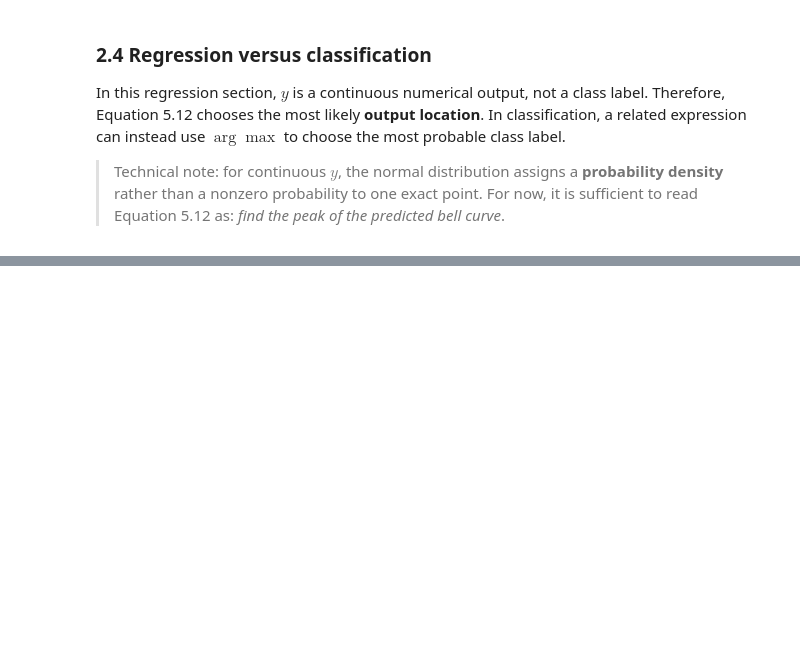
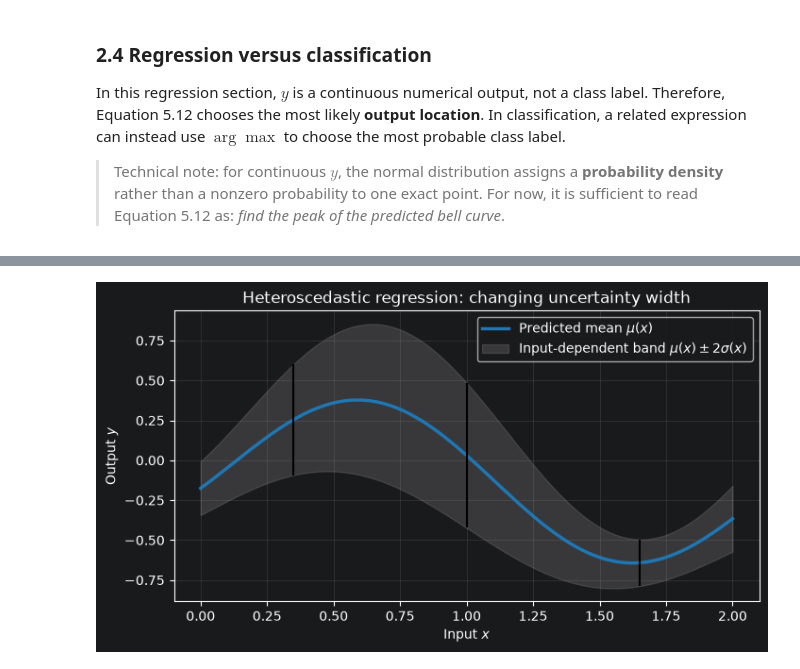
Before and after one commit to majorgilles/understanding-deep-learning-prince, a Jupyter notebook: chapters/05-loss-functions/notebooks/chapter_05_notes.ipynb, the cells around one changed output, grey strips where cells are left out. Cells and saved outputs as stored; diff of their text form; code cells hidden in the pictures; blank space fills up the shorter version.

```diff
--- a/chapters/05-loss-functions/notebooks/chapter_05_notes.ipynb
+++ b/chapters/05-loss-functions/notebooks/chapter_05_notes.ipynb
@@ -198,0 +303,33 @@ In this regression section, $y$ is a continuous numerical output, not a class la
+# %%
+import numpy as np
+import matplotlib.pyplot as plt
+
+x = np.linspace(0.0, 2.0, 300)
+mean = 0.45 * np.sin(3.2 * x - 0.4) - 0.12 * x
+sigma = 0.07 + 0.18 * (0.5 + 0.5 * np.sin(3.3 * x - 1.0))
+
+sample_x = np.array([0.35, 1.0, 1.65])
+sample_mean = np.interp(sample_x, x, mean)
+sample_sigma = np.interp(sample_x, x, sigma)
+
+fig, ax = plt.subplots(figsize=(8, 4))
+ax.plot(x, mean, color="tab:blue", linewidth=2.5, label=r"Predicted mean $\mu(x)$")
+ax.fill_between(
+    x,
+    mean - 2 * sigma,
+    mean + 2 * sigma,
+    color="gray",
+    alpha=0.3,
+    label=r"Input-dependent band $\mu(x)\pm2\sigma(x)$",
+)
+ax.vlines(sample_x,
+          sample_mean - 2 * sample_sigma,
+          sample_mean + 2 * sample_sigma,
+          color="black", linewidth=1.5)
+ax.set(title="Heteroscedastic regression: changing uncertainty width",
+       xlabel=r"Input $x$", ylabel=r"Output $y$")
+ax.legend(loc="upper right")
+ax.grid(alpha=0.2)
+plt.show()
+# %% [output]
+[figure, added]
```
Also changed, not shown: parts of 8 cells of this notebook.
